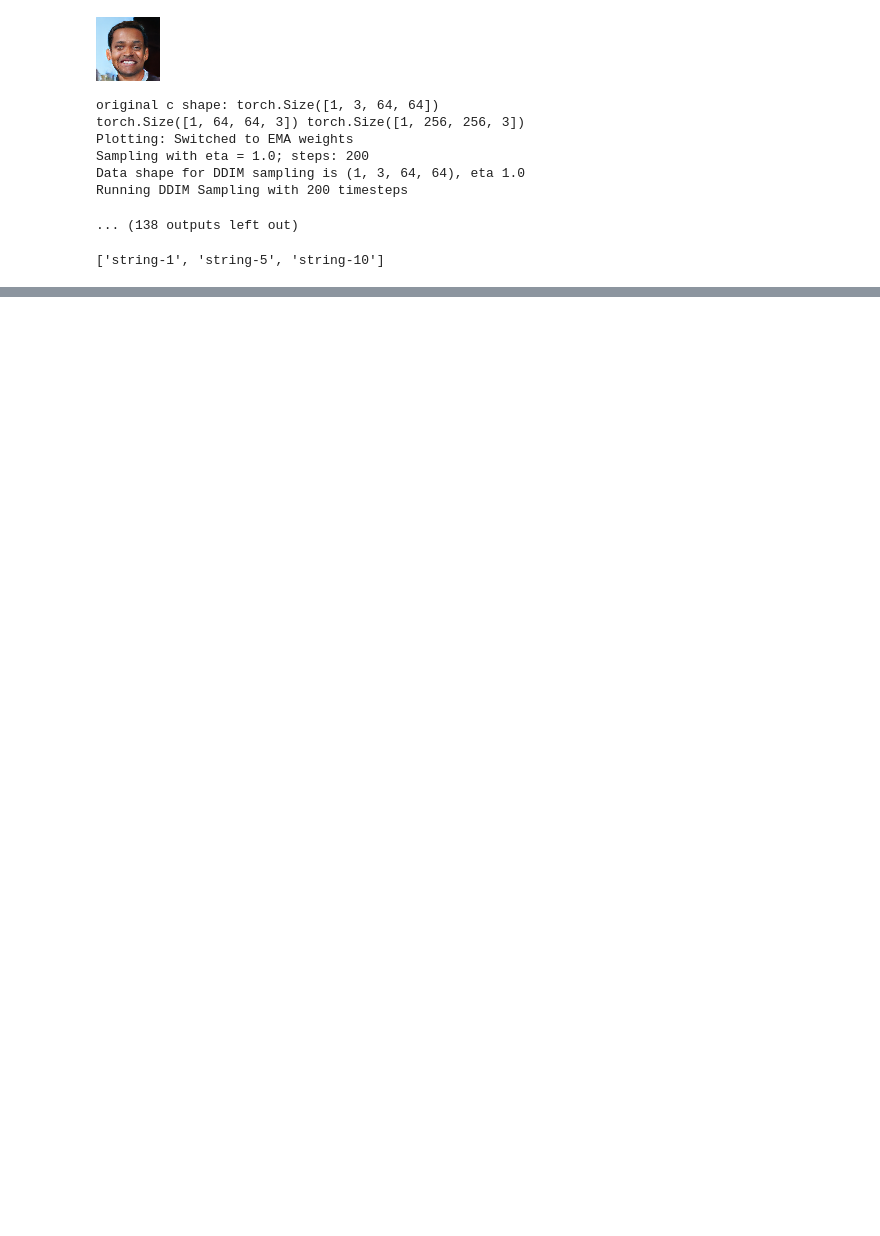
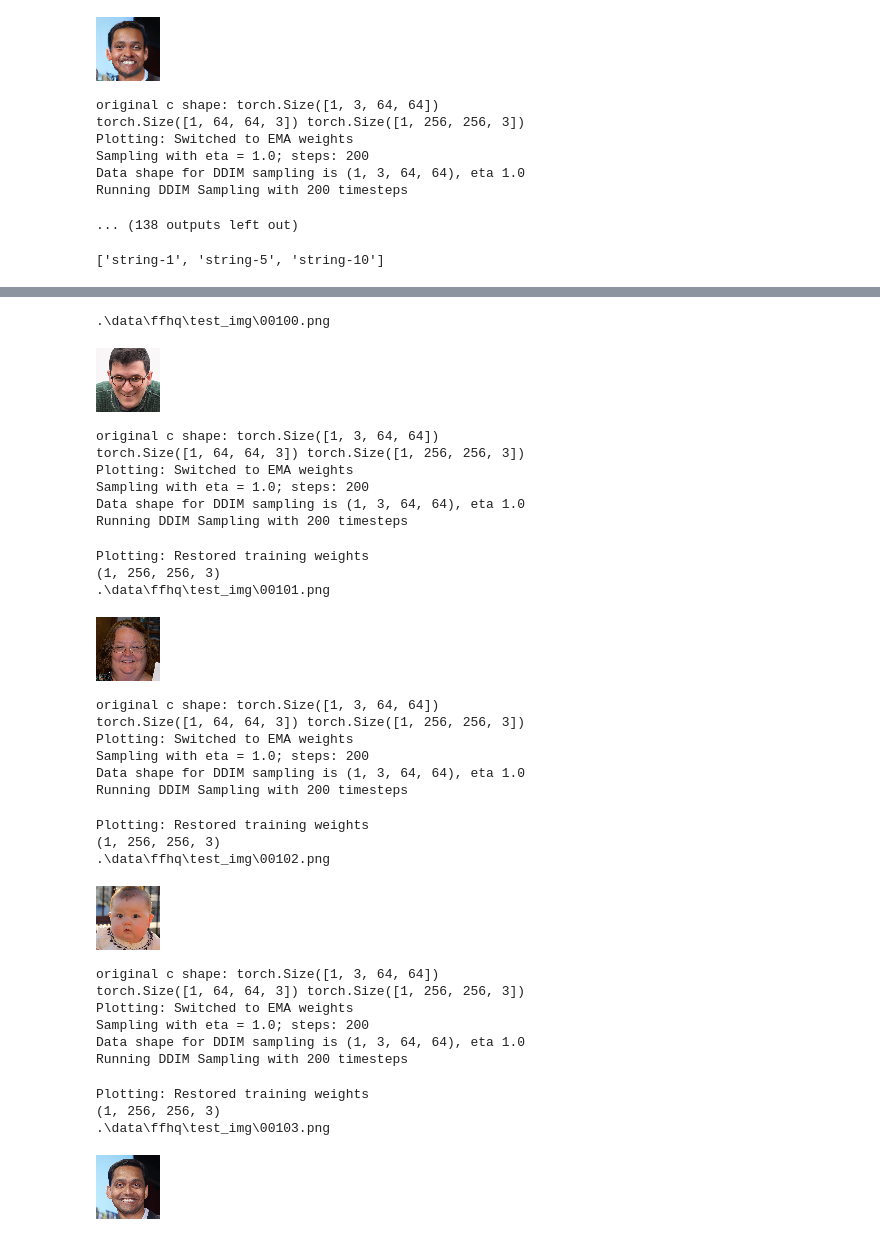
Before and after one commit to CompVis/latent-diffusion, a Jupyter notebook: inferenceSR.ipynb, the cells around one changed output, grey strips where cells are left out. Drawn from its saved outputs; the diff is of its cells as text; code cells hidden in the pictures; blank space fills up the shorter version.

```diff
--- a/inferenceSR.ipynb
+++ b/inferenceSR.ipynb
@@ -430,7 +430,7 @@ Plotting: Restored training weights
 from notebook_helpers import get_local_model
 
 path_conf = ".\\models\\trained_model_config\\ffhq32-64_sr.yaml"
-path_ckpt = ".\\trained_models\\epoch=000028_ldm-32-64.ckpt"
+path_ckpt = ".\\trained_models\\epoch=000067_ldm-32-64.ckpt"
 model_lr = get_local_model(path_conf, path_ckpt) # load model
 up_f_lr = 2
 # %% [output]
@@ -451,7 +453,7 @@ import torch
 import numpy as np
 import IPython.display as d
 from PIL import Image
-
+FS_dir = "FS_109"
 custom_steps = 200
 for idx, img in enumerate(os.listdir(".\\data\\ffhq\\test_img\\")):
     cond_choice_path = os.path.join(".\\data\\ffhq\\test_img\\", img)
@@ -464,4 +466,4 @@ for idx, img in enumerate(os.listdir(".\\data\\ffhq\\test_img\\")):
     sample = np.transpose(sample, (0, 2, 3, 1))
     print(sample.shape)
     a = Image.fromarray(sample[0]) # it's now an image
-    a.save(f".\\data\\ffhq\\generated_img\\FS\\FS32-64-{idx}.png")
+    a.save(f".\\data\\ffhq\\generated_img\\{FS_dir}\\FS32-64-{idx}.png")
@@ -533,8 +497,8 @@ def sort_by_number_ending(lst): # credit chatGPT
     return sorted(lst, key=lambda x: int(x[:-4].split("-")[-1]))
 custom_steps = 200
 # print(sort_by_number_ending(os.listdir(".\\data\\ffhq\\generated_img\\FS")))
-for idx, img in enumerate(sort_by_number_ending(os.listdir(".\\data\\ffhq\\generated_img\\FS"))):
-    cond_choice_path = os.path.join(".\\data\\ffhq\\generated_img\\FS", img)
+for idx, img in enumerate(sort_by_number_ending(os.listdir(f".\\data\\ffhq\\generated_img\\{FS_dir}"))):
+    cond_choice_path = os.path.join(f".\\data\\ffhq\\generated_img\\{FS_dir}", img)
     print(cond_choice_path)
     logs = run(model_hr["model"], cond_choice_path, "superresolution", custom_steps, up_f_hr, downsample = False)
     sample = logs["sample"]
@@ -545,5 +509,5 @@ for idx, img in enumerate(sort_by_number_ending(os.listdir(".\\data\\ffhq\\gener
     sample = np.transpose(sample, (0, 2, 3, 1))
     print(sample.shape)
     a = Image.fromarray(sample[0]) # it's now an image
-    a.save(f".\\data\\ffhq\\generated_img\\SS\\SS64-256-{idx}.png")
+    a.save(f".\\data\\ffhq\\generated_img\\SS_{FS_dir}\\SS64-256-{idx}.png")
 # %% [output]
@@ -597,0 +564,8 @@ print(sort_by_number_ending(lst))
+# %%
+from notebook_helpers import get_local_model
+
+# Second Stage
+path_conf = ".\\models\\trained_model_config\\ffhq256_sr.yaml"
+path_ckpt = ".\\trained_models\\epoch=000052_ldm-64-256.ckpt"
+model_hr = get_local_model(path_conf, path_ckpt) # load model
+up_f_hr = 4
@@ -597,0 +581,60 @@ print(sort_by_number_ending(lst))
+# %%
+# 拿到了32-64的结果，存起来
+from notebook_helpers import run
+import os
+
+import torch
+import numpy as np
+import IPython.display as d
+from PIL import Image
+def sort_by_number_ending(lst): # credit chatGPT
+    return sorted(lst, key=lambda x: int(x[:-4].split("-")[-1]))
+custom_steps = 200
+# print(sort_by_number_ending(os.listdir(".\\data\\ffhq\\generated_img\\FS")))
+for idx, img in enumerate(sort_by_number_ending(os.listdir(".\\data\\ffhq\\test_img\\"))):
+    cond_choice_path = os.path.join(".\\data\\ffhq\\test_img\\", img)
+    # cond_choice_path = os.path.join(".\\data\\ffhq\\generated_img\\FS", img)
+    print(cond_choice_path)
+    logs = run(model_hr["model"], cond_choice_path, "superresolution", custom_steps, up_f_hr, img_idx=idx)
+    sample = logs["sample"]
+    sample = sample.detach().cpu()
+    sample = torch.clamp(sample, -1., 1.)
+    sample = (sample + 1.) / 2. * 255
+    sample = sample.numpy().astype(np.uint8)
+    sample = np.transpose(sample, (0, 2, 3, 1))
+    print(sample.shape)
+    a = Image.fromarray(sample[0]) # it's now an image
+    a.save(f".\\data\\ffhq\\generated_img\\SS_64\\SS64-256-{idx}.png")
+# %% [output]
+.\data\ffhq\test_img\00100.png
+[figure, added]
+original c shape: torch.Size([1, 3, 64, 64])
+torch.Size([1, 64, 64, 3]) torch.Size([1, 256, 256, 3])
+Plotting: Switched to EMA weights
+Sampling with eta = 1.0; steps: 200
+Data shape for DDIM sampling is (1, 3, 64, 64), eta 1.0
+Running DDIM Sampling with 200 timesteps
+Plotting: Restored training weights
+(1, 256, 256, 3)
+.\data\ffhq\test_img\00101.png
+[figure, added]
+original c shape: torch.Size([1, 3, 64, 64])
+torch.Size([1, 64, 64, 3]) torch.Size([1, 256, 256, 3])
+Plotting: Switched to EMA weights
+Sampling with eta = 1.0; steps: 200
+Data shape for DDIM sampling is (1, 3, 64, 64), eta 1.0
+Running DDIM Sampling with 200 timesteps
+Plotting: Restored training weights
+(1, 256, 256, 3)
+.\data\ffhq\test_img\00102.png
+[figure, added]
+original c shape: torch.Size([1, 3, 64, 64])
+torch.Size([1, 64, 64, 3]) torch.Size([1, 256, 256, 3])
+Plotting: Switched to EMA weights
+Sampling with eta = 1.0; steps: 200
+Data shape for DDIM sampling is (1, 3, 64, 64), eta 1.0
+Running DDIM Sampling with 200 timesteps
+Plotting: Restored training weights
+(1, 256, 256, 3)
+.\data\ffhq\test_img\00103.png
+[figure, added]
```
Also changed, not shown: parts of 9 cells of this notebook, 2 other files.
